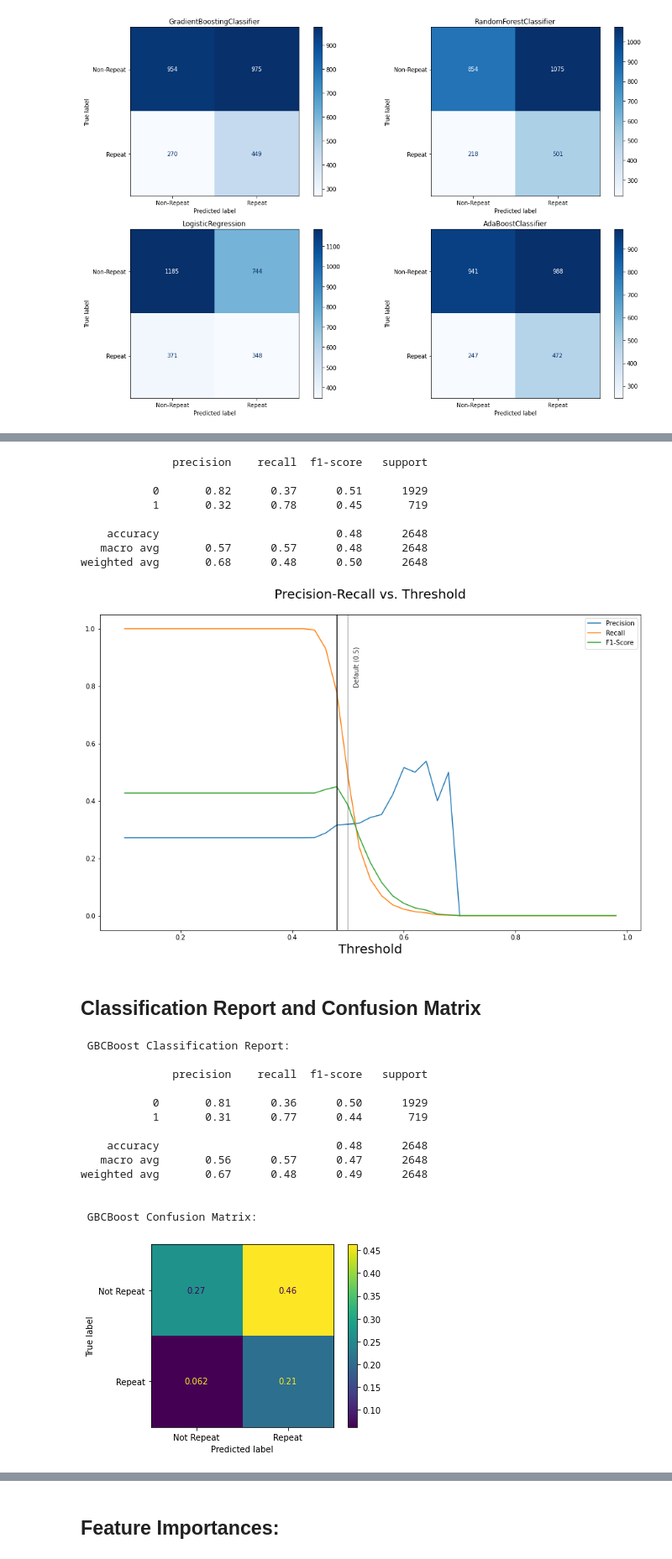
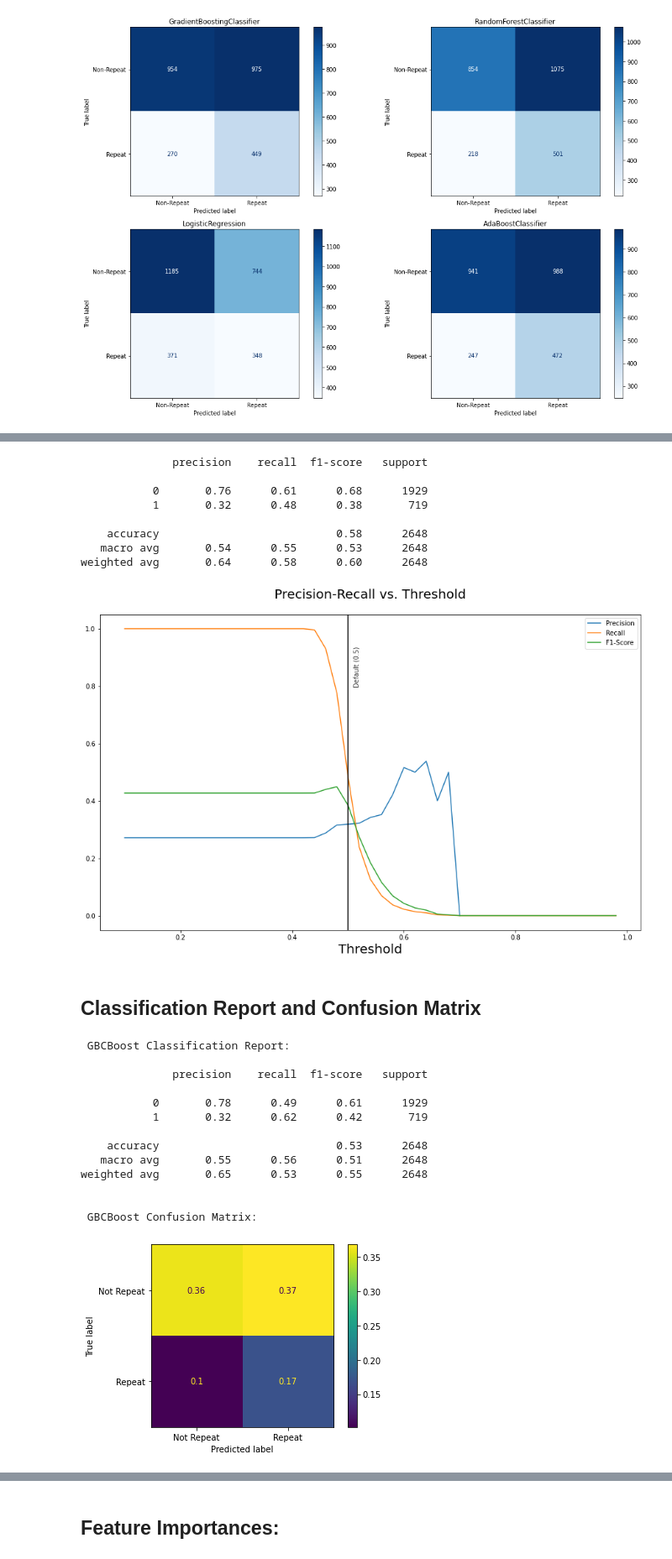
Before and after one commit to benjaminbellman/Shopify_CLTV_Machine_Learning, a Jupyter notebook: 4.Modelling/Classification--Predicting_REPEAT_CUSTOMER_AFTER_FIRST_WEEK/Simplified/Pre-Processing&Modelling-Classification-Resampling-4-Models.ipynb, the cells around one changed output, grey strips where cells are left out. Shown at 84% size. Cells and saved outputs as stored; diff of their text form; code cells hidden in the pictures.

```diff
--- a/4.Modelling/Classification--Predicting_REPEAT_CUSTOMER_AFTER_FIRST_WEEK/Simplified/Pre-Processing&Modelling-Classification-Resampling-4-Models.ipynb
+++ b/4.Modelling/Classification--Predicting_REPEAT_CUSTOMER_AFTER_FIRST_WEEK/Simplified/Pre-Processing&Modelling-Classification-Resampling-4-Models.ipynb
@@ -706,5 +705,5 @@ weighted avg       0.70      0.42      0.40      2648
 # %%
-y_pred = (best_lreg.predict_proba(X_test)[:,1] >= 0.48).astype(int)
+y_pred = (best_lreg.predict_proba(X_test)[:,1] >= 0.5).astype(int)
 print((classification_report(y_test, y_pred)))
 
 threshold_df = pd.DataFrame(columns=['Precision','Recall','F1-Score'])
@@ -718,48 +717,48 @@ ax = threshold_df.plot(figsize=(15,9))
 ax.set_xlabel('Threshold', fontsize = 20)
 ax.set_title('Precision-Recall vs. Threshold', pad =25, fontsize = 20)
 ax.axvline(0.5, color ='black', alpha = 0.3)
-thresh = 0.48
+thresh = 0.5
 ax.axvline(thresh, color='black')
 ax.text(.51,.8,'Default (0.5)',rotation=90, alpha=0.8,fontsize=10);
 # %% [output]
               precision    recall  f1-score   support
 
-           0       0.82      0.37      0.51      1929
-           1       0.32      0.78      0.45       719
+           0       0.76      0.61      0.68      1929
+           1       0.32      0.48      0.38       719
 
-    accuracy                           0.48      2648
-   macro avg       0.57      0.57      0.48      2648
-weighted avg       0.68      0.48      0.50      2648
+    accuracy                           0.58      2648
+   macro avg       0.54      0.55      0.53      2648
+weighted avg       0.64      0.58      0.60      2648
-[figure, old version]
+[figure, new version]
 # %% [markdown]
 ## Classification Report and Confusion Matrix
 # %%
 ## We get the classification report.
 print("\n GBCBoost Classification Report: \n")
-print(classification_report(y_test,(gbc_best.predict_proba(X_test)[:,1] >=0.48).astype(int)))
+print(classification_report(y_test,(gbc_best.predict_proba(X_test)[:,1] >=0.5).astype(int)))
 
 ## We get the confusion matrix for the best threshold of the best model.
 print("\n GBCBoost Confusion Matrix: \n")
-matrix = confusion_matrix(y_test,(gbc_best.predict_proba(X_test)[:,1] >= 0.48).astype(int))
+matrix = confusion_matrix(y_test,(gbc_best.predict_proba(X_test)[:,1] >= 0.5).astype(int))
 matrix = matrix.astype('float') / len(y_test)
 disp = ConfusionMatrixDisplay(matrix, display_labels=['Not Repeat','Repeat'])
 disp.plot()
 plt.show()
 # %% [output]
  GBCBoost Classification Report:
 
               precision    recall  f1-score   support
 
-           0       0.81      0.36      0.50      1929
-           1       0.31      0.77      0.44       719
+           0       0.78      0.49      0.61      1929
+           1       0.32      0.62      0.42       719
 
-    accuracy                           0.48      2648
-   macro avg       0.56      0.57      0.47      2648
-weighted avg       0.67      0.48      0.49      2648
+    accuracy                           0.53      2648
+   macro avg       0.55      0.56      0.51      2648
+weighted avg       0.65      0.53      0.55      2648
 
 
  GBCBoost Confusion Matrix:
-[figure, old version]
+[figure, new version]
 # %%
 ## We get the classification report for Random Forest.
 print("\n GBCBoost Classification Report: \n")
```
Also changed, not shown: parts of 8 cells of this notebook, 2 other files.
